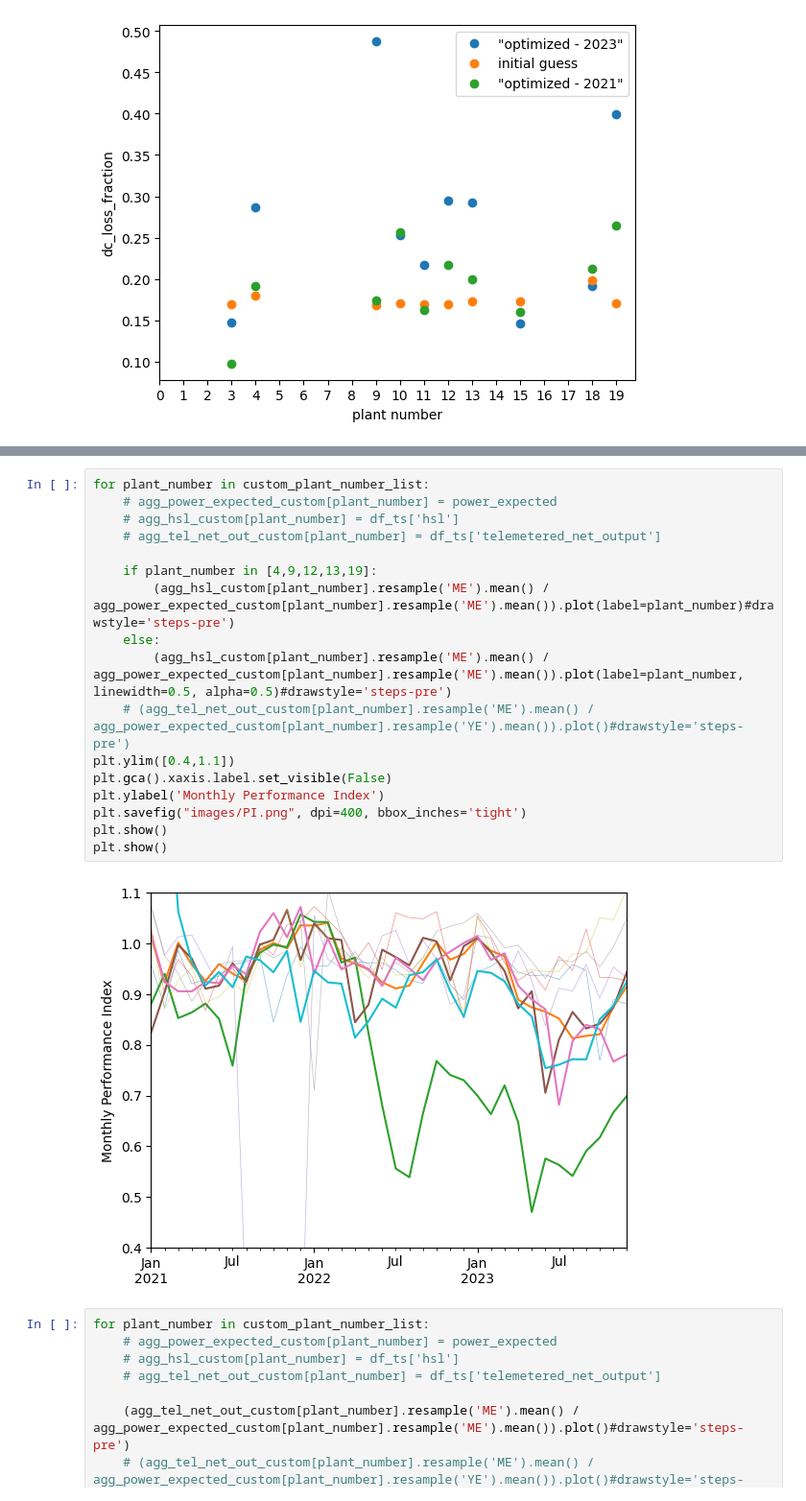
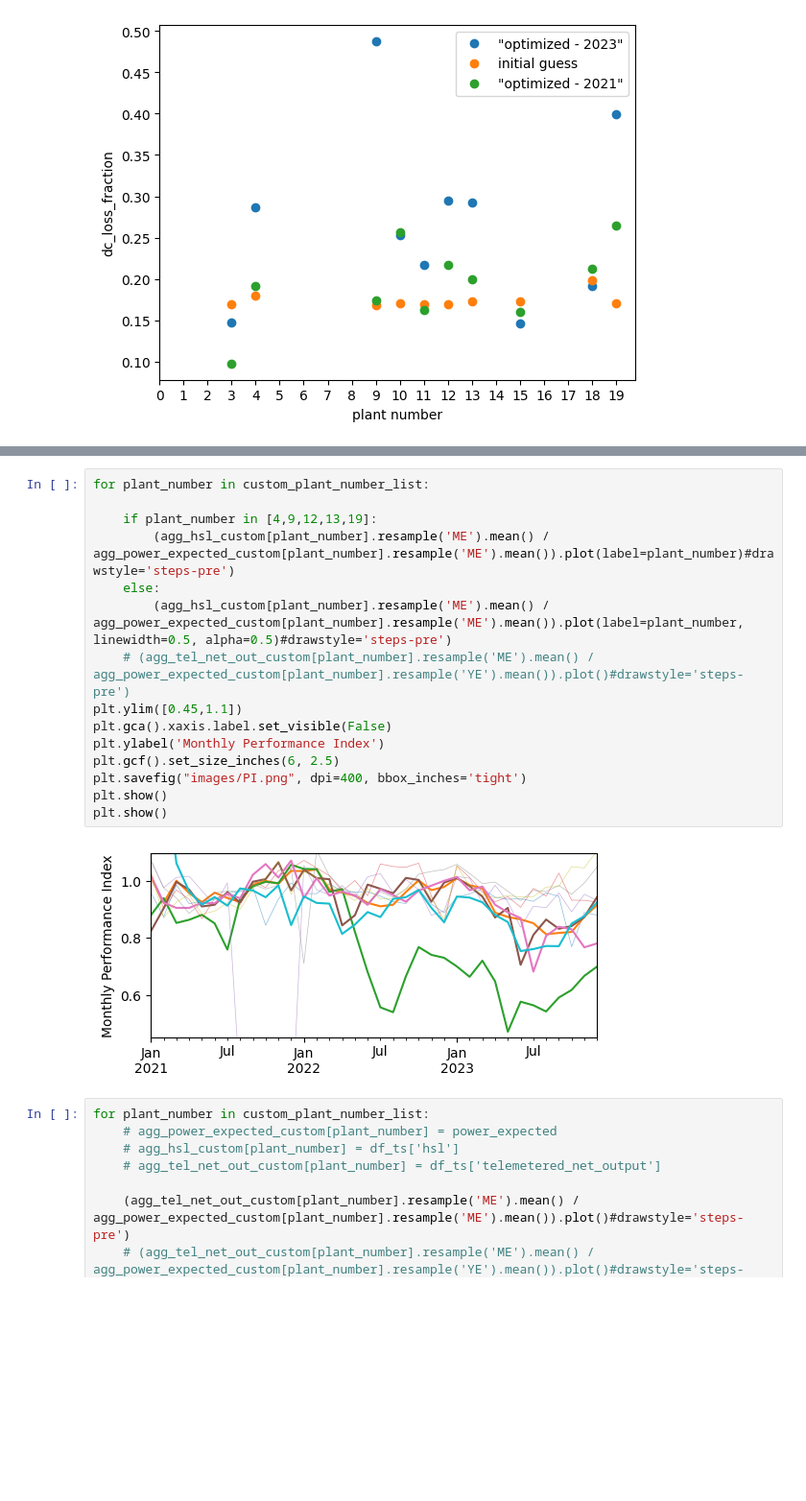
Before and after one commit to williamhobbs/PVPMC_2025, a Jupyter notebook: Process_Specs_Updated.ipynb, the cells around one changed output, grey strips where cells are left out. Shown at 96% size. Drawn from its saved outputs; the diff is of its cells as text; blank space fills up the shorter version.

```diff
--- a/Process_Specs_Updated.ipynb
+++ b/Process_Specs_Updated.ipynb
@@ -1069,23 +1047,21 @@ done with plant 18
 done with plant 19
 # %%
 for plant_number in custom_plant_number_list:
-    # agg_power_expected_custom[plant_number] = power_expected
-    # agg_hsl_custom[plant_number] = df_ts['hsl']
-    # agg_tel_net_out_custom[plant_number] = df_ts['telemetered_net_output']
 
     if plant_number in [4,9,12,13,19]:
         (agg_hsl_custom[plant_number].resample('ME').mean() / agg_power_expected_custom[plant_number].resample('ME').mean()).plot(label=plant_number)#drawstyle='steps-pre')
     else:
         (agg_hsl_custom[plant_number].resample('ME').mean() / agg_power_expected_custom[plant_number].resample('ME').mean()).plot(label=plant_number, linewidth=0.5, alpha=0.5)#drawstyle='steps-pre')
     # (agg_tel_net_out_custom[plant_number].resample('ME').mean() / agg_power_expected_custom[plant_number].resample('YE').mean()).plot()#drawstyle='steps-pre')
-plt.ylim([0.4,1.1])
+plt.ylim([0.45,1.1])
 plt.gca().xaxis.label.set_visible(False)
 plt.ylabel('Monthly Performance Index')
+plt.gcf().set_size_inches(6, 2.5)
 plt.savefig("images/PI.png", dpi=400, bbox_inches='tight')
 plt.show()
 plt.show()
 # %% [output]
-[figure, old version]
+[figure, new version]
 # %%
 for plant_number in custom_plant_number_list:
     # agg_power_expected_custom[plant_number] = power_expected
```
Also changed, not shown: parts of 43 cells of this notebook, 6 other files.
